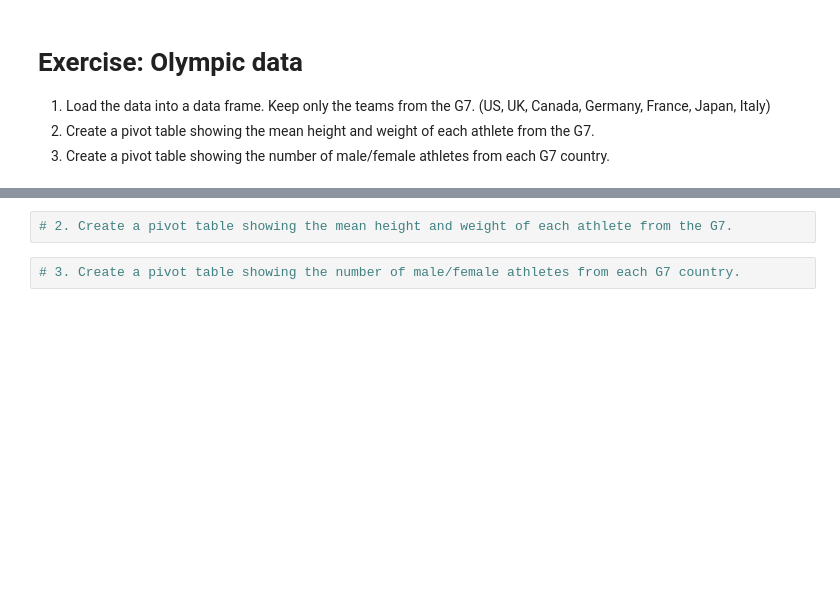
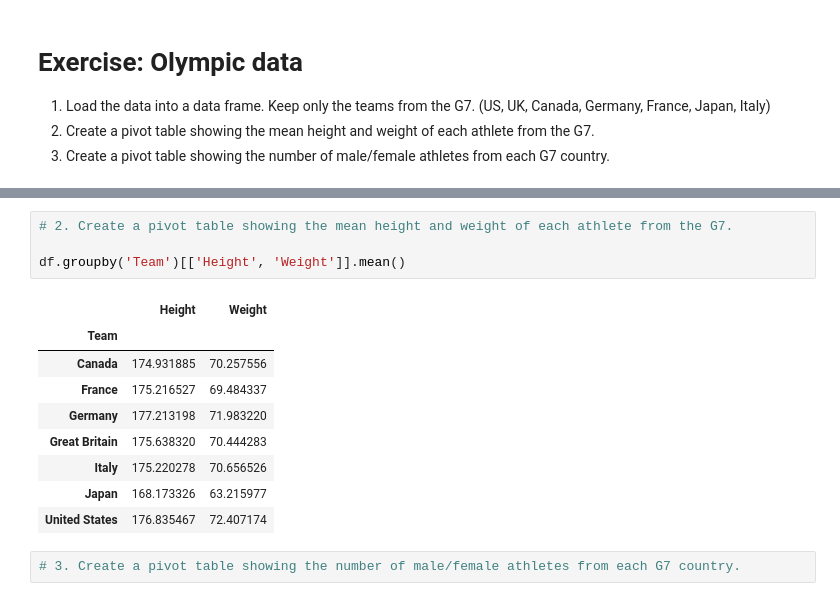
Before and after one commit to opagani/2024-08Aug-21-grouping, a Jupyter notebook: LernerPython - 2024-08Aug-21-grouping.ipynb, the cells around one changed output, grey strips where cells are left out. Cells and saved outputs as stored; diff of their text form; blank space fills up the shorter version.

```diff
--- a/LernerPython - 2024-08Aug-21-grouping.ipynb
+++ b/LernerPython - 2024-08Aug-21-grouping.ipynb
@@ -817,4 +822,16 @@ Name: count, dtype: int64
 # %%
 # 2. Create a pivot table showing the mean height and weight of each athlete from the G7.
+
+df.groupby('Team')[['Height', 'Weight']].mean()
+# %% [output]
+|  | Height | Weight |
+| Team |  |  |
+| Canada | 174.931885 | 70.257556 |
+| France | 175.216527 | 69.484337 |
+| Germany | 177.213198 | 71.983220 |
+| Great Britain | 175.638320 | 70.444283 |
+| Italy | 175.220278 | 70.656526 |
+| Japan | 168.173326 | 63.215977 |
+| United States | 176.835467 | 72.407174 |
 # %%
 # 3. Create a pivot table showing the number of male/female athletes from each G7 country.
```
Also changed, not shown: parts of 1 cell of this notebook.
